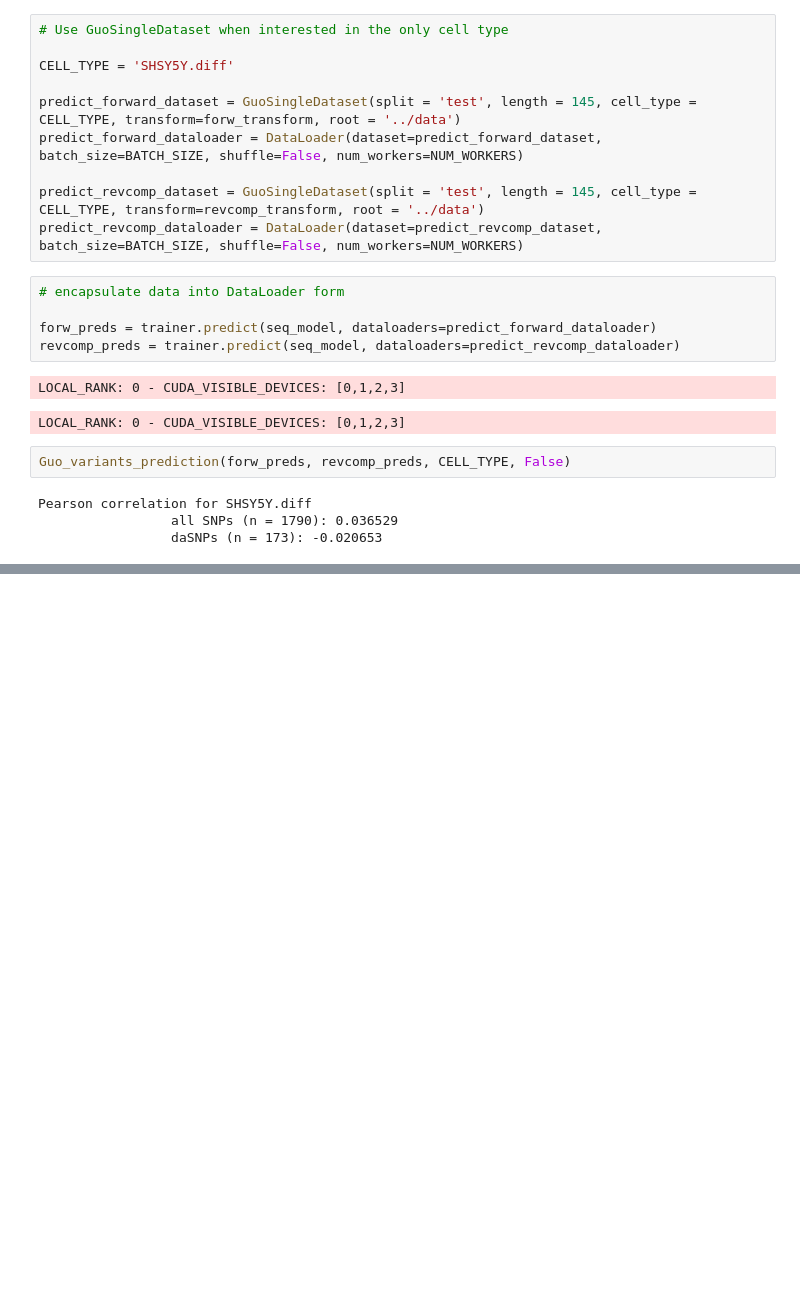
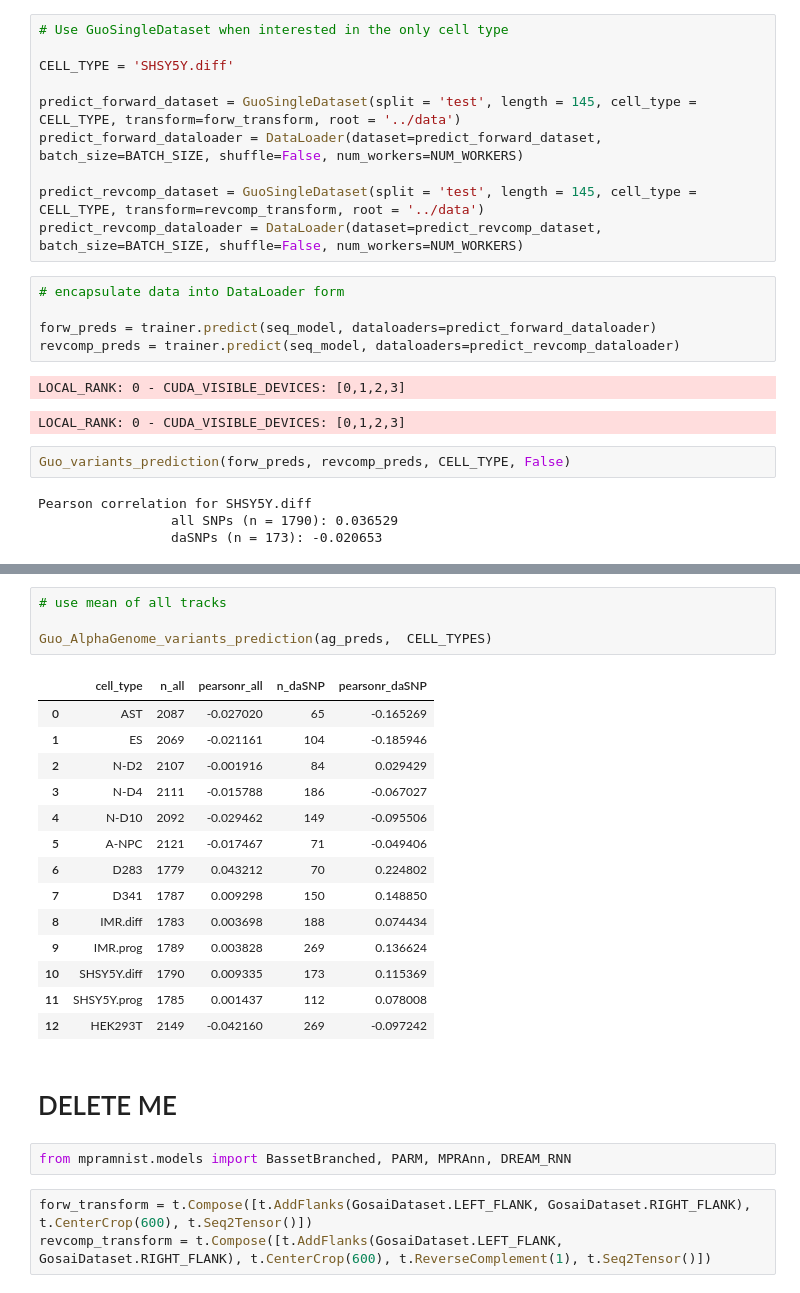
Before and after one commit to autosome-ru/MPRA-MNIST, a Jupyter notebook: mpramnist/Guo2023/GuoDataset_example.ipynb, the cells around one changed output, grey strips where cells are left out. Cells and saved outputs as stored; diff of their text form; blank space fills up the shorter version.

```diff
--- a/mpramnist/Guo2023/GuoDataset_example.ipynb
+++ b/mpramnist/Guo2023/GuoDataset_example.ipynb
@@ -342,0 +466,26 @@ Pearson correlation for SHSY5Y.diff
+# %%
+# use mean of all tracks
+
+Guo_AlphaGenome_variants_prediction(ag_preds,  CELL_TYPES)
+# %% [output]
+|  | cell_type | n_all | pearsonr_all | n_daSNP | pearsonr_daSNP |
+| 0 | AST | 2087 | -0.027020 | 65 | -0.165269 |
+| 1 | ES | 2069 | -0.021161 | 104 | -0.185946 |
+| 2 | N-D2 | 2107 | -0.001916 | 84 | 0.029429 |
+| 3 | N-D4 | 2111 | -0.015788 | 186 | -0.067027 |
+| 4 | N-D10 | 2092 | -0.029462 | 149 | -0.095506 |
+| 5 | A-NPC | 2121 | -0.017467 | 71 | -0.049406 |
+| 6 | D283 | 1779 | 0.043212 | 70 | 0.224802 |
+| 7 | D341 | 1787 | 0.009298 | 150 | 0.148850 |
+| 8 | IMR.diff | 1783 | 0.003698 | 188 | 0.074434 |
+| 9 | IMR.prog | 1789 | 0.003828 | 269 | 0.136624 |
+| 10 | SHSY5Y.diff | 1790 | 0.009335 | 173 | 0.115369 |
+| 11 | SHSY5Y.prog | 1785 | 0.001437 | 112 | 0.078008 |
+| 12 | HEK293T | 2149 | -0.042160 | 269 | -0.097242 |
+# %% [markdown]
+# DELETE ME
+# %%
+from mpramnist.models import BassetBranched, PARM, MPRAnn, DREAM_RNN
+# %%
+forw_transform = t.Compose([t.AddFlanks(GosaiDataset.LEFT_FLANK, GosaiDataset.RIGHT_FLANK), t.CenterCrop(600), t.Seq2Tensor()])
+revcomp_transform = t.Compose([t.AddFlanks(GosaiDataset.LEFT_FLANK, GosaiDataset.RIGHT_FLANK), t.CenterCrop(600), t.ReverseComplement(1), t.Seq2Tensor()])
```
Also changed, not shown: parts of 15 cells of this notebook, 10 other files.
